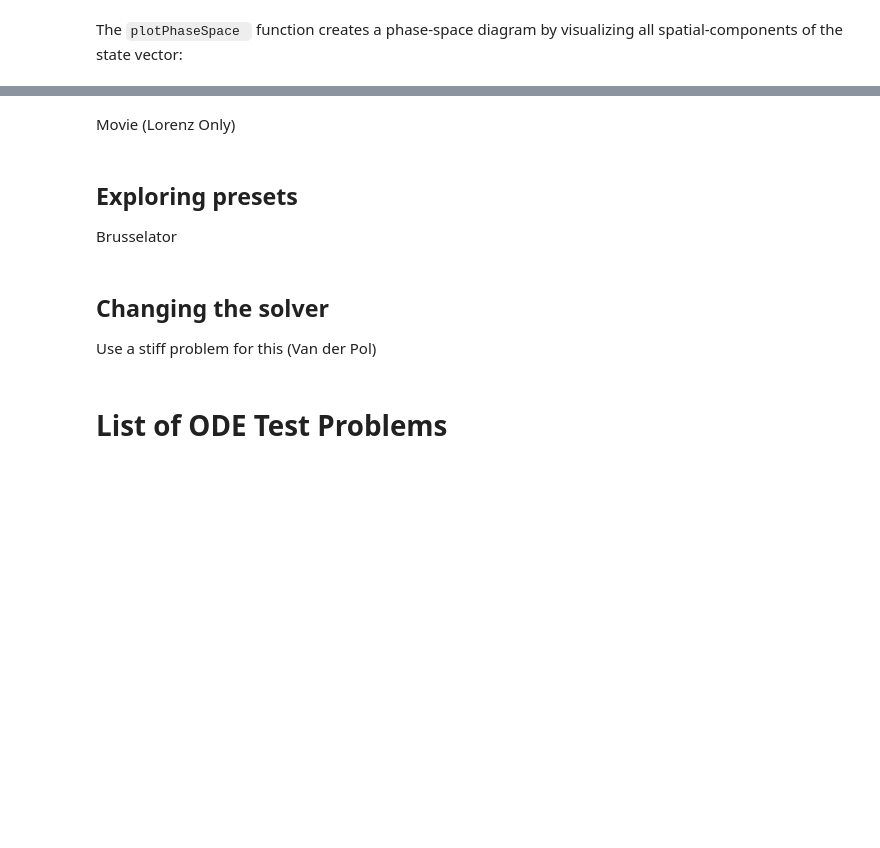
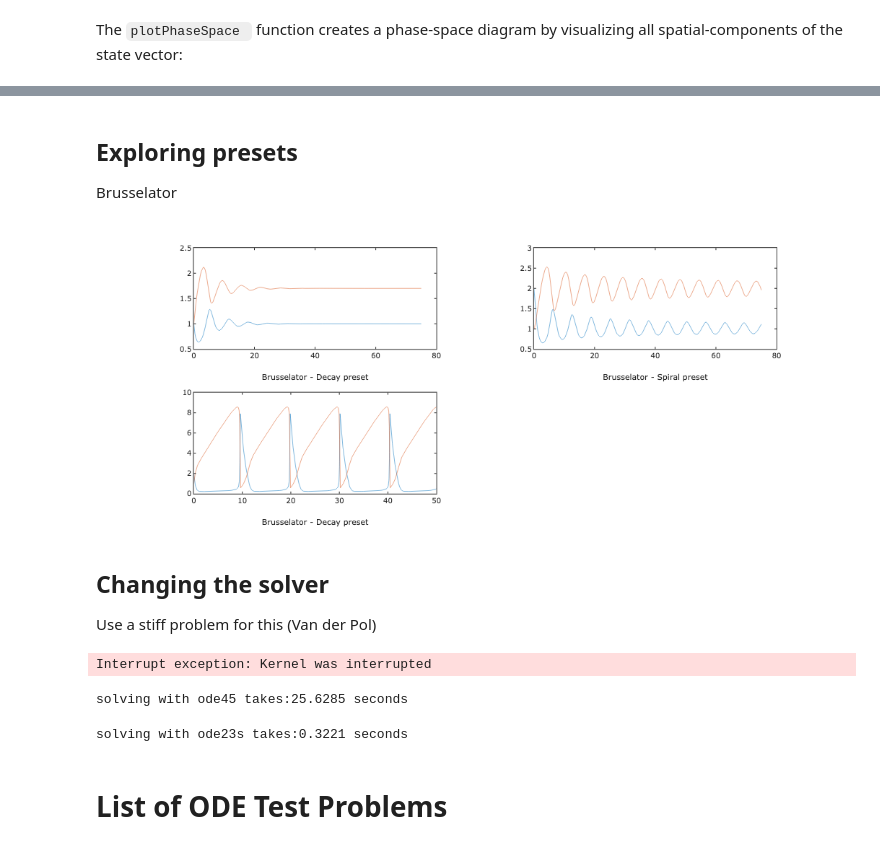
Before and after one commit to elswit/xeus-octave-fork, a Jupyter notebook: notebooks/quick-start.ipynb, the cells around one changed output, grey strips where cells are left out. Cells and saved outputs as stored; diff of their text form; code cells hidden in the pictures; blank space fills up the shorter version.

```diff
--- a/notebooks/quick-start.ipynb
+++ b/notebooks/quick-start.ipynb
@@ -79,9 +85,27 @@ problem.plotPhaseSpace(sol)
-# %% [markdown]
-Movie (Lorenz Only)
 # %% [markdown]
 ## Exploring presets
 
 Brusselator
+# %%
+subplot(2,2,1);
+problem = otp.brusselator.presets.Decay();
+sol = problem.solve('RelTol', 1e-6);
+plot(sol.x, sol.y)
+xlabel('Brusselator - Decay preset')
+
+subplot(2,2,2);
+problem = otp.brusselator.presets.Spiral();
+sol = problem.solve('RelTol', 1e-6);
+plot(sol.x, sol.y)
+xlabel('Brusselator - Spiral preset')
+
+subplot(2,2,3);
+problem = otp.brusselator.presets.Periodic();
+sol = problem.solve('RelTol', 1e-6);
+plot(sol.x, sol.y)
+xlabel('Brusselator - Decay preset')
+# %% [output]
+[figure, added]
 # %% [markdown]
 ## Changing the solver
 
@@ -89,3 +117,16 @@ Use a stiff problem for this  (Van der Pol)
+# %%
+tic
+sol = ode45(problem.RHS.F, problem.TimeSpan, problem.Y0, odeset('RelTol', 1e-7));
+fprintf(strcat('solving with ode45 takes: ', num2str(toc), ' seconds'))
+# %% [output]
+Interrupt exception: Kernel was interrupted
+solving with ode45 takes:25.6285 seconds
+# %%
+tic
+sol = ode23s(problem.RHS.F, problem.TimeSpan, problem.Y0, odeset('RelTol', 1e-7, 'Jacobian', problem.RHS.Jacobian));
+fprintf(strcat('solving with ode23s takes: ', num2str(toc), ' seconds'))
+# %% [output]
+solving with ode23s takes:0.3221 seconds
 # %% [markdown]
 # List of ODE Test Problems
 # %% [markdown]
```
Also changed, not shown: parts of 7 cells of this notebook.
